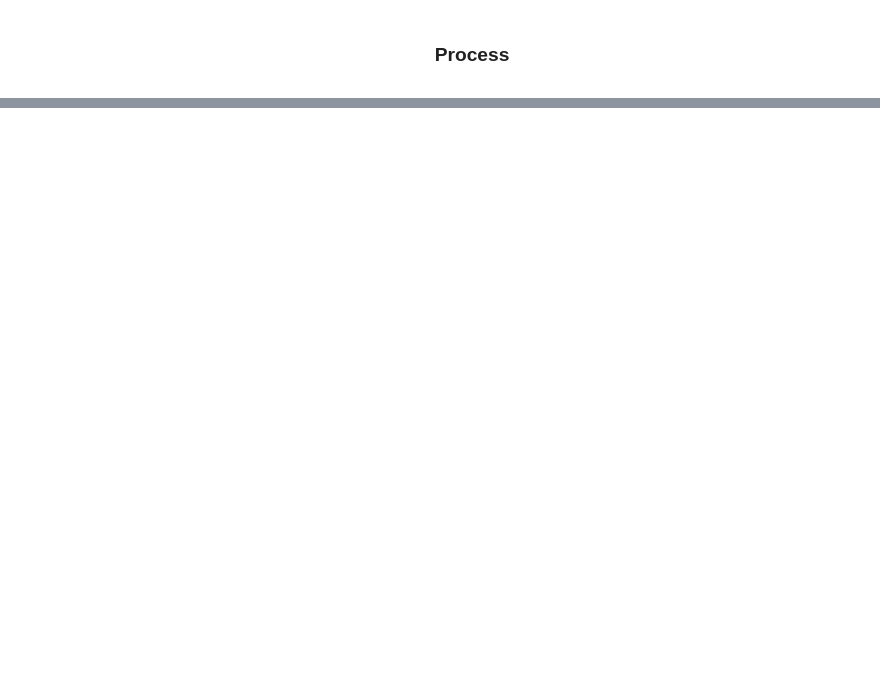
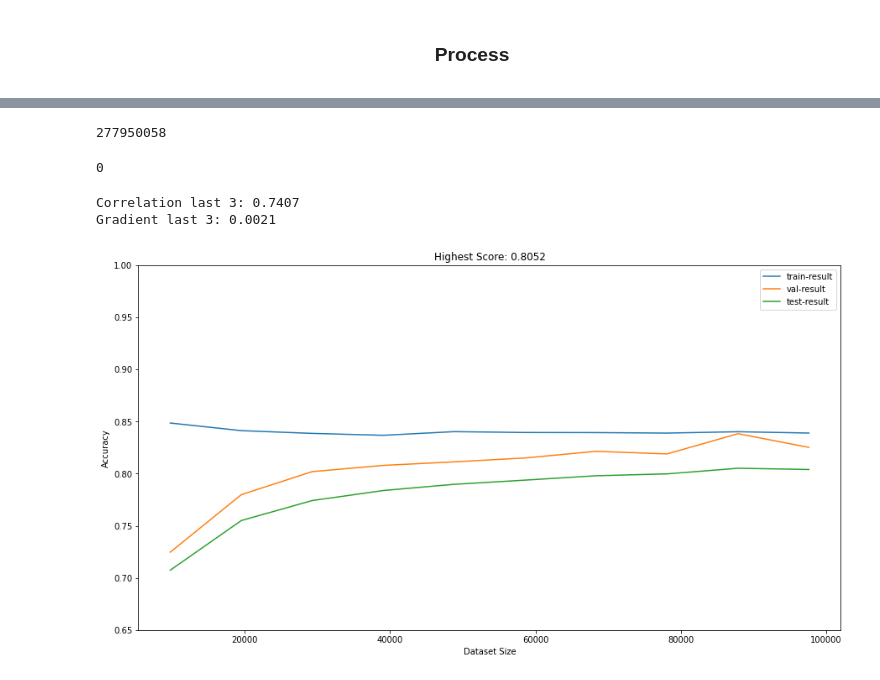
Before and after one commit to harizjet/SubjectSentimentModelling, a Jupyter notebook: basic_exploring/exploring4.ipynb, the cells around one changed output, grey strips where cells are left out. Cells and saved outputs as stored; diff of their text form; code cells hidden in the pictures; blank space fills up the shorter version.

```diff
--- a/basic_exploring/exploring4.ipynb
+++ b/basic_exploring/exploring4.ipynb
@@ -275,0 +321,8 @@ dfdataMain.shape
+# %%
+# for validation
+target_n = 45 * 1000
+dfdataValid, dfdataTrainSub = train_test_split(dfdataTrain, train_size=target_n / dfdataTrain.shape[0], stratify=dfdataTrain['overall'], random_state=123)
+# %%
+# for validation training & testing
+target_n = 40 * 1000
+dfdataValidTrain, dfdataValidTest = train_test_split(dfdataValid, train_size=target_n / dfdataValid.shape[0], stratify=dfdataValid['overall'], random_state=123)
@@ -275,0 +335,31 @@ dfdataMain.shape
+# %%
+statistics.variance(dfdataValidTrain.groupby(by=['overall'])['overall'].count().values)
+# %% [output]
+277950058
+# %%
+# upsampling minority group for validation training
+if statistics.variance(dfdataValidTrain.groupby(by=['overall'])['overall'].count().values) >= 10 * 1000:
+    dfdataValidTrain = balancing_upsampling(dfdataValidTrain)
+# %%
+statistics.variance(dfdataValidTrain.groupby(by=['overall'])['overall'].count().values)
+# %% [output]
+0
+# %%
+# base nb model
+nb_model = MultinomialNB()
+# %%
+# pipeline 0: no preprocessing
+
+tdf1 = dfdataValidTrain.copy()
+tdf2 = dfdataValidTest.copy()
+xArr, featureModel = feature_bowUni(tdf1['reviewText'])
+yArr = tdf1['overall'].to_numpy()
+testXArr, testYArr = featureModel.transform(tdf2['reviewText']), tdf2['overall'].to_numpy()
+result = loop_testing(nb_model, 10, xArr, yArr, testXArr, testYArr)
+print("Correlation last 3: {:.4f}".format(correlation(list(result.keys())[-3:], [x[2] for x in result.values()][-3:])))
+print("Gradient last 3: {:.4f}".format(gradient(range(1, 4), [x[2] for x in result.values()][-3:])))
+visualized_loopTesting(result)
+# %% [output]
+Correlation last 3: 0.7407
+Gradient last 3: 0.0021
+[figure, added]
```
Also changed, not shown: parts of 68 cells of this notebook.
